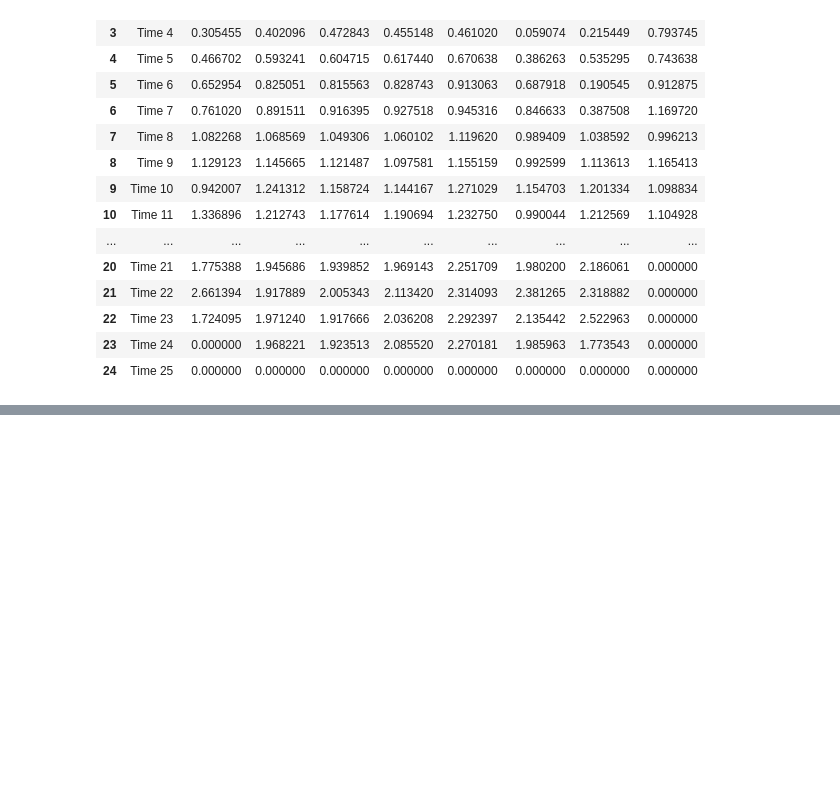
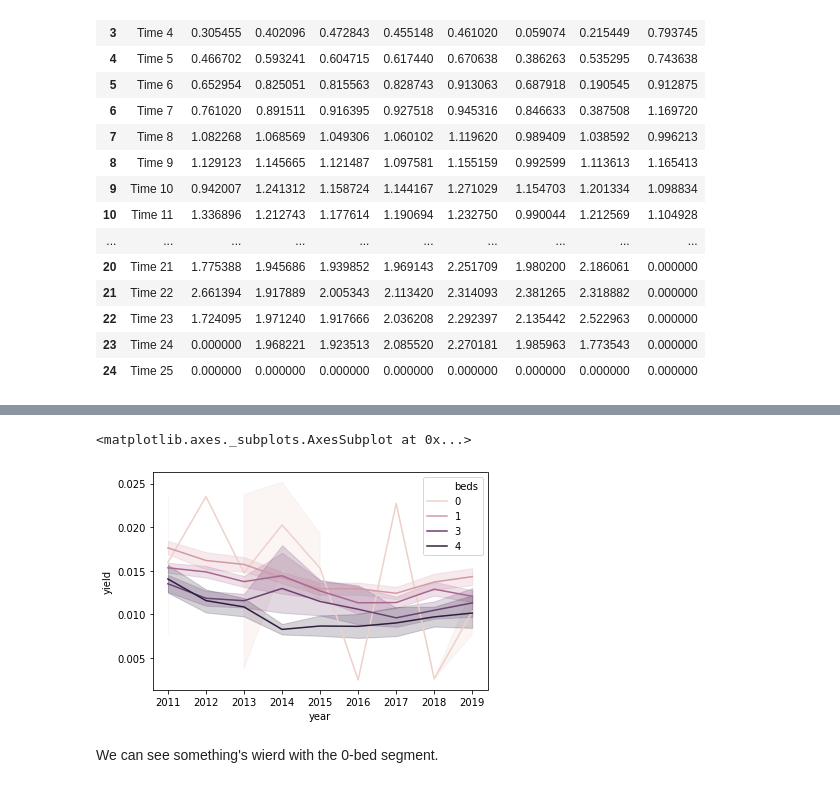
Before and after one commit to angelrureLurtis/LondonNW6, a Jupyter notebook: web_scraping.ipynb, the cells around one changed output, grey strips where cells are left out. Cells and saved outputs as stored; diff of their text form; code cells hidden in the pictures; blank space fills up the shorter version.

```diff
--- a/web_scraping.ipynb
+++ b/web_scraping.ipynb
@@ -305,0 +408,7 @@ rsi
+# %%
+sns.lineplot(y='yield', x='year', data=full_data, hue='beds')
+# %% [output]
+<matplotlib.axes._subplots.AxesSubplot at 0x...>
+[figure, added]
+# %% [markdown]
+We can see something's wierd with the 0-bed segment.
```
Also changed, not shown: parts of 49 cells of this notebook.
